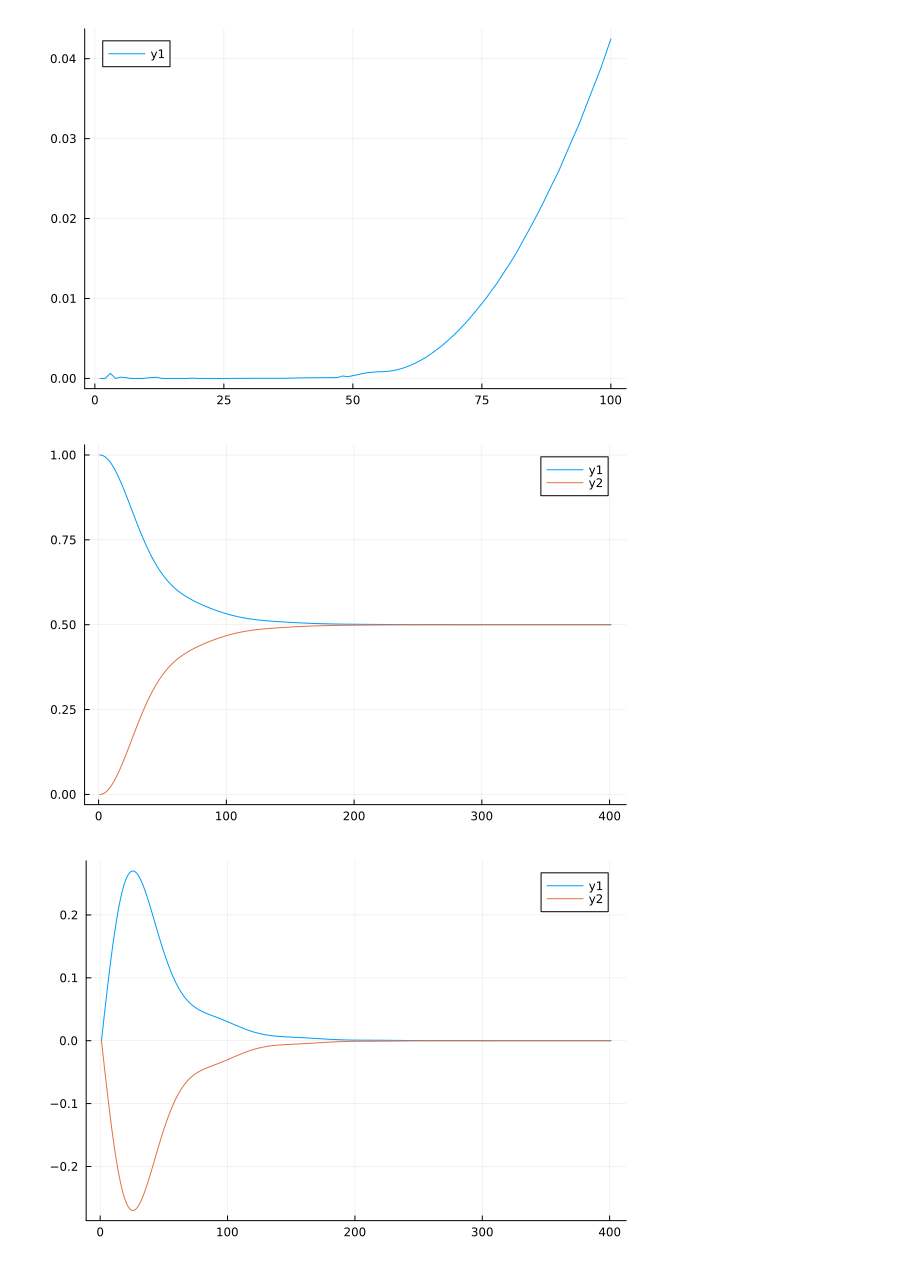
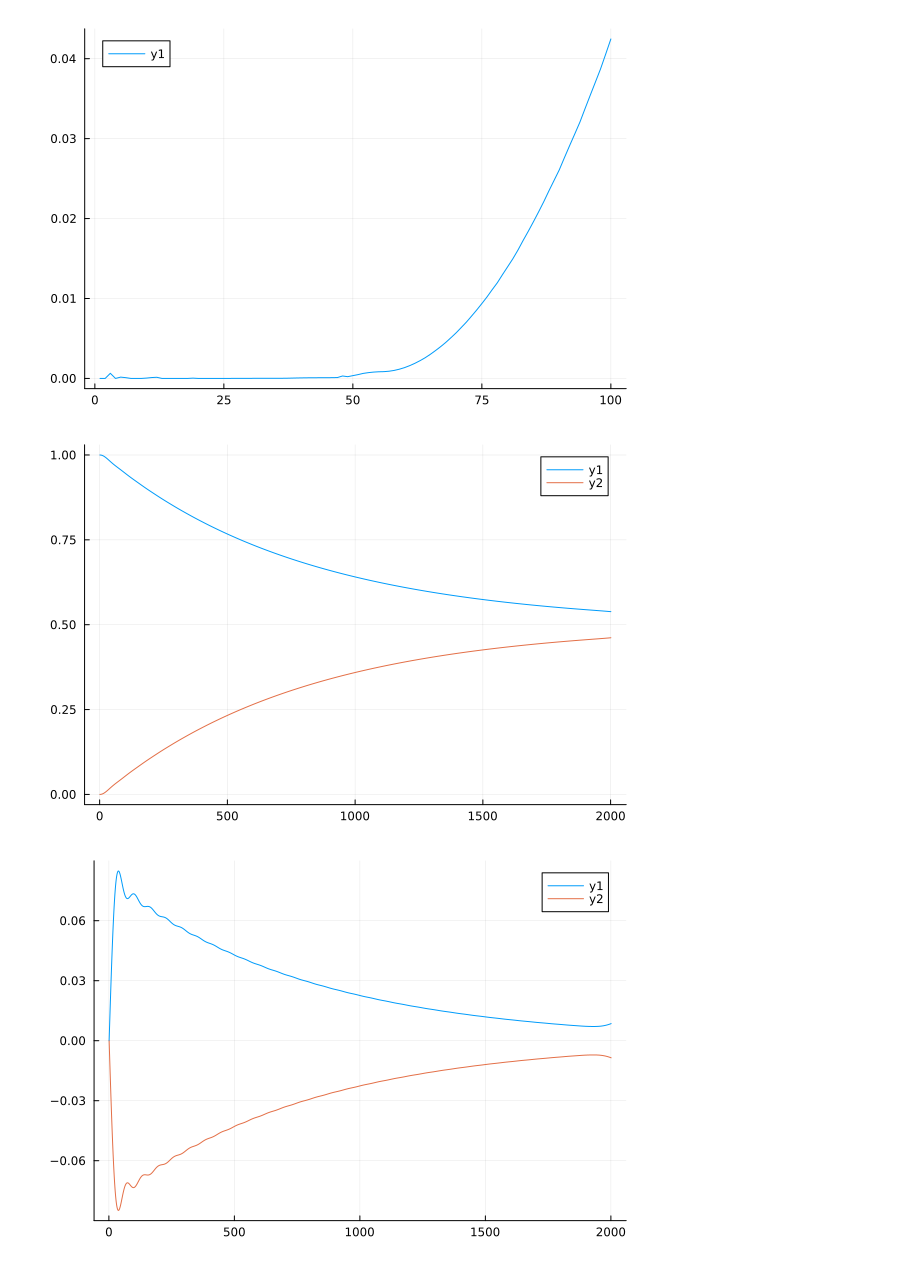
Before and after one commit to FTurci/AgeingManyBodyQuantumSys, a Jupyter notebook: 2ndTerm/BLPheatmap.ipynb, the cells around one changed output. Cells and saved outputs as stored; diff of their text form; code cells hidden in the pictures.

```diff
--- a/2ndTerm/BLPheatmap.ipynb
+++ b/2ndTerm/BLPheatmap.ipynb
@@ -190,36 +190,36 @@ plot(BLP_data[:,100])
 [figure]
 # %%
 N=100
-g = 0.21
-beta = 100.0
+g = 0.01
+beta = 10.0
 mu = 0.0
 D=1.0
 
 Es = 0.0
 dt = 0.1
 
 J = SpectralFunc("elliptical", D, g)
 J1, J2 = ThermofieldTransform(J, beta, mu)
 E1, h1 = ChainMap(J1, N, D)
 E2, h2 = ChainMap(J2, N, D)
 C0f = PrepareCorrs(N, 1.0)
 C0e = PrepareCorrs(N, 0.0)
 H = HamiltonianCorrs(N, Es, E1, h1, E2, h2)
 Csf = EvolveCorrs(C0f, H, dt, N)
 Cse = EvolveCorrs(C0e, H, dt, N)
 rho1 = [real(C[N+1, N+1]) for C in Csf]
 rho2 = [real(C[N+1, N+1]) for C in Cse]
 flux_diff1 = [imag(M[N+1,N+2] - M[N,N+1]) for M in Csf]
 flux_diff2 = [imag(M[N+1,N+2] - M[N,N+1]) for M in Cse]
 
 p1 = plot(rho1)
 plot!(rho2)
 display(p1)
 
 p2 = plot(flux_diff1)
 plot!(p2, flux_diff2)
 display(p2)
 # %% [output]
-[figure, old version]
+[figure, new version]
-[figure, old version]
+[figure, new version]
 # %%
```
Also changed, not shown: parts of 1 cell of this notebook, 7 other files.
